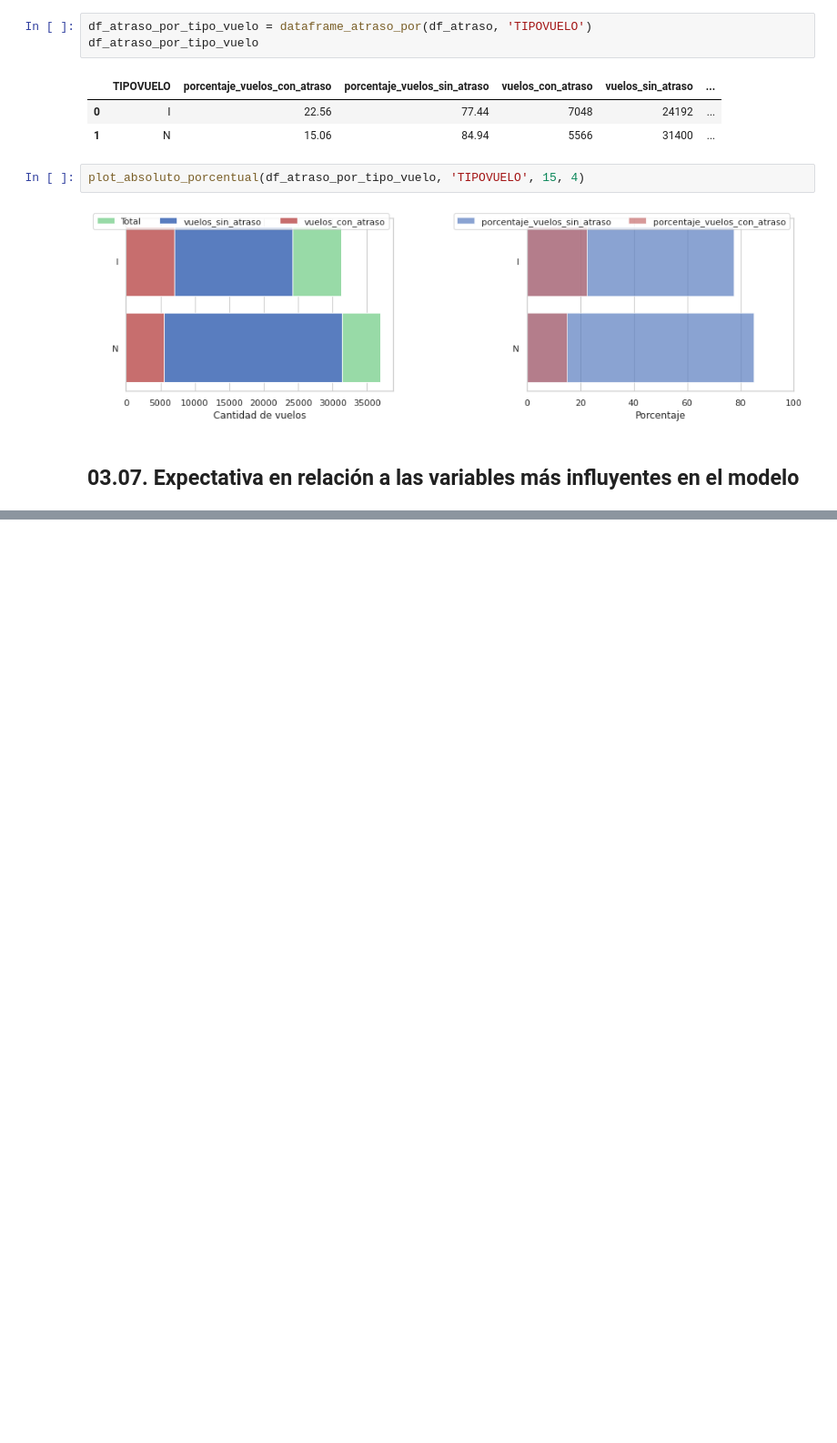
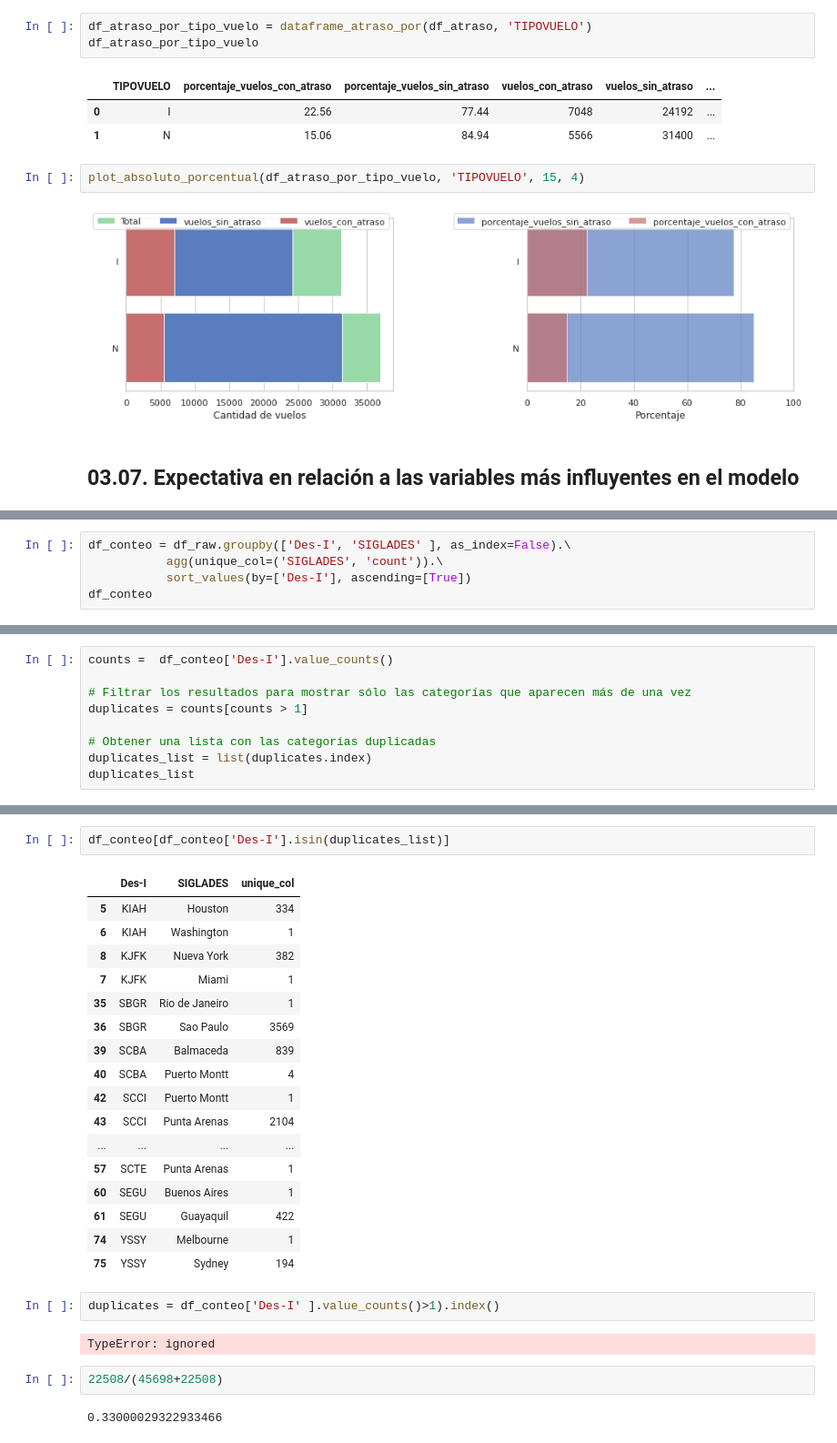
Before and after one commit to alexandergribenchenko/DS_LATAM_Test, a Jupyter notebook: solution.ipynb, the cells around one changed output, grey strips where cells are left out. Shown at 91% size. Cells and saved outputs as stored; diff of their text form; blank space fills up the shorter version.

```diff
--- a/solution.ipynb
+++ b/solution.ipynb
@@ -527,0 +806,5 @@ plot_absoluto_porcentual(df_atraso_por_tipo_vuelo, 'TIPOVUELO', 15, 4)
+# %%
+df_conteo = df_raw.groupby(['Des-I', 'SIGLADES' ], as_index=False).\
+           agg(unique_col=('SIGLADES', 'count')).\
+           sort_values(by=['Des-I'], ascending=[True])
+df_conteo
@@ -527,0 +825,9 @@ plot_absoluto_porcentual(df_atraso_por_tipo_vuelo, 'TIPOVUELO', 15, 4)
+# %%
+counts =  df_conteo['Des-I'].value_counts()
+
+# Filtrar los resultados para mostrar sólo las categorías que aparecen más de una vez
+duplicates = counts[counts > 1]
+
+# Obtener una lista con las categorías duplicadas
+duplicates_list = list(duplicates.index)
+duplicates_list
@@ -527,0 +845,28 @@ plot_absoluto_porcentual(df_atraso_por_tipo_vuelo, 'TIPOVUELO', 15, 4)
+# %%
+df_conteo[df_conteo['Des-I'].isin(duplicates_list)]
+# %% [output]
+|  | Des-I | SIGLADES | unique_col |
+| 5 | KIAH | Houston | 334 |
+| 6 | KIAH | Washington | 1 |
+| 8 | KJFK | Nueva York | 382 |
+| 7 | KJFK | Miami | 1 |
+| 35 | SBGR | Rio de Janeiro | 1 |
+| 36 | SBGR | Sao Paulo | 3569 |
+| 39 | SCBA | Balmaceda | 839 |
+| 40 | SCBA | Puerto Montt | 4 |
+| 42 | SCCI | Puerto Montt | 1 |
+| 43 | SCCI | Punta Arenas | 2104 |
+| ... | ... | ... | ... |
+| 57 | SCTE | Punta Arenas | 1 |
+| 60 | SEGU | Buenos Aires | 1 |
+| 61 | SEGU | Guayaquil | 422 |
+| 74 | YSSY | Melbourne | 1 |
+| 75 | YSSY | Sydney | 194 |
+# %%
+duplicates = df_conteo['Des-I' ].value_counts()>1).index()
+# %% [output]
+TypeError: ignored
+# %%
+22508/(45698+22508)
+# %% [output]
+0.33000029322933466
```
Also changed, not shown: parts of 26 cells of this notebook.
